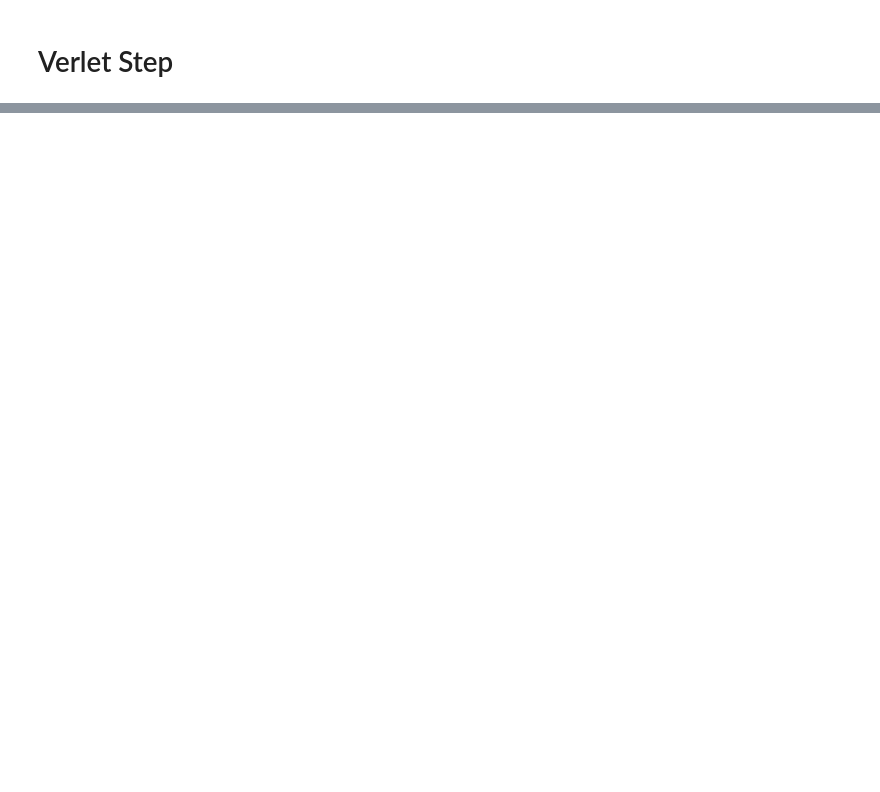
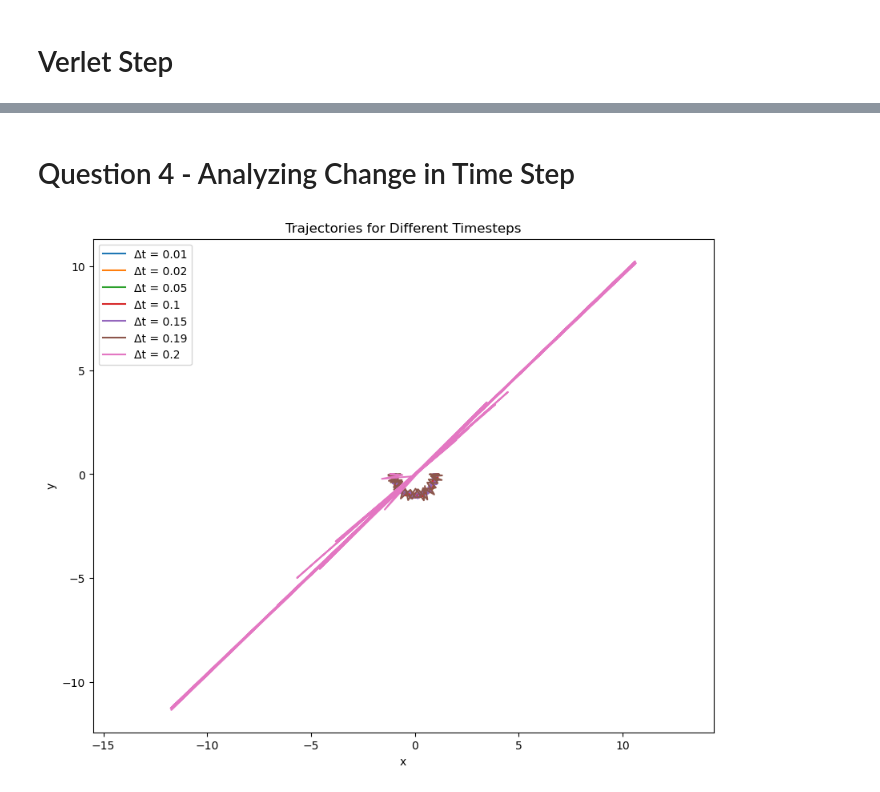
Before and after one commit to MoSpoonRhakib/EID444HW1, a Jupyter notebook: EID444HW1 - Mohammed Rhakib .ipynb, the cells around one changed output, grey strips where cells are left out. Drawn from its saved outputs; the diff is of its cells as text; code cells hidden in the pictures; blank space fills up the shorter version.

```diff
--- a/EID444HW1 - Mohammed Rhakib .ipynb
+++ b/EID444HW1 - Mohammed Rhakib .ipynb
@@ -17,7 +17,7 @@ def calc_force(r, mass, k, g, l_e):
 
 # Example usage
 r = np.array([1.0, 1.0])  # Example position vector
-m = 1.0                   # Mass in kg
+m = 2.0                   # Mass in kg
 k = 10.0                  # Spring stiffness
 g = 1.0                   # Gravitational acceleration
 l_e = 1.5                # Equilibrium length
@@ -34,7 +34,9 @@ def verlet_step(r_current, r_prev, t, m , k, g, l_e):
     system'''
 
     #Use precomputed values instead of calling function to save computation time
+    F_current = calc_force(r_current, m, k, g, l_e)
+    acceleration = F_current / m
 
-    r_next = (2*r_current) - r_prev + (((calc_force(r_current, m, k, g, l_e)) / m) * (t**2))
+    r_next = (2*r_current) - r_prev + ((acceleration) * (t**2))
 
     return r_next
@@ -44,0 +136,13 @@ def simulation(r_0, v_0, t, t_max, m, k, g, l_e):
+# %%
+r_0 = np.array([-1,0])
+v_0 = np.array([-1,0])
+t = 0.01
+t_max = 10
+m = 1
+k = 100
+g = 1
+l_e = 1
+
+traj_drop_oscill = simulation(r_0, v_0, t, t_max, m, k, g, l_e)
+plot_traj(traj_drop_oscill)
+animate_traj(traj_drop_oscill)
@@ -44,0 +188,26 @@ def simulation(r_0, v_0, t, t_max, m, k, g, l_e):
+# %% [markdown]
+# Question 4 - Analyzing Change in Time Step
+# %%
+r_0 = np.array([-1,0])
+v_0 = np.array([-1,0])
+t = [0.01, 0.02, 0.05, 0.1, 0.15, 0.19, 0.20]
+t_max = 10
+m = 1
+k = 100
+g = 1
+l_e = 1
+
+plt.figure(figsize=(10, 8))
+
+for step in range(len(t)):
+    traj_drop_oscill = simulation(r_0, v_0, t[step], t_max, m, k, g, l_e)
+    plt.plot(traj_drop_oscill[:, 0], traj_drop_oscill[:, 1], label=f"Δt = {t[step]}")
+
+plt.xlabel("x")
+plt.ylabel("y")
+plt.title("Trajectories for Different Timesteps")
+plt.axis("equal")
+plt.legend()
+plt.show()
+# %% [output]
+[figure, added]
```
Also changed, not shown: parts of 17 cells of this notebook, 1 other file.
